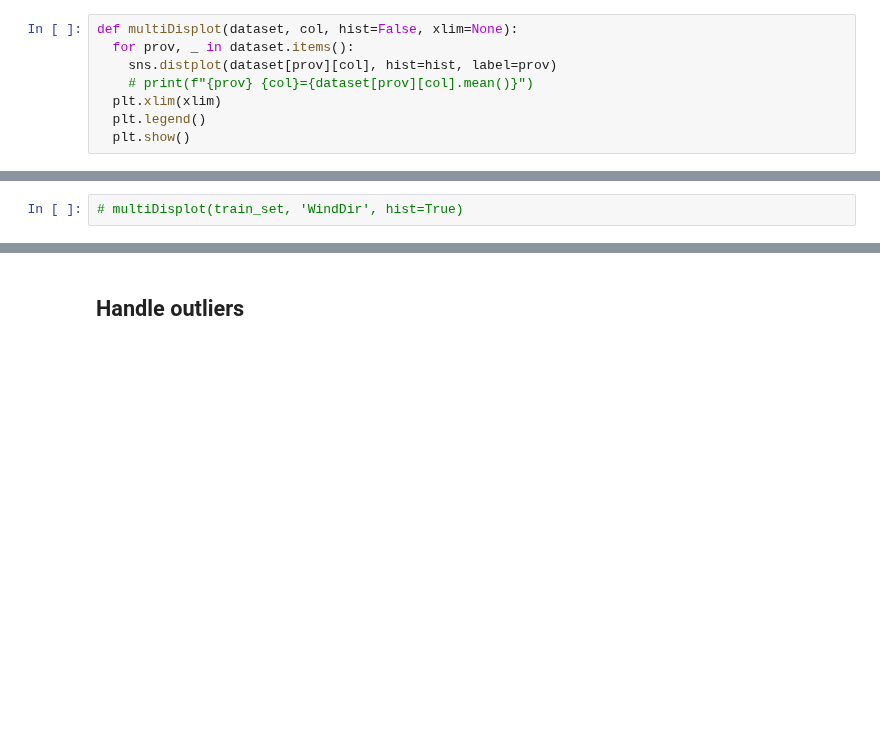
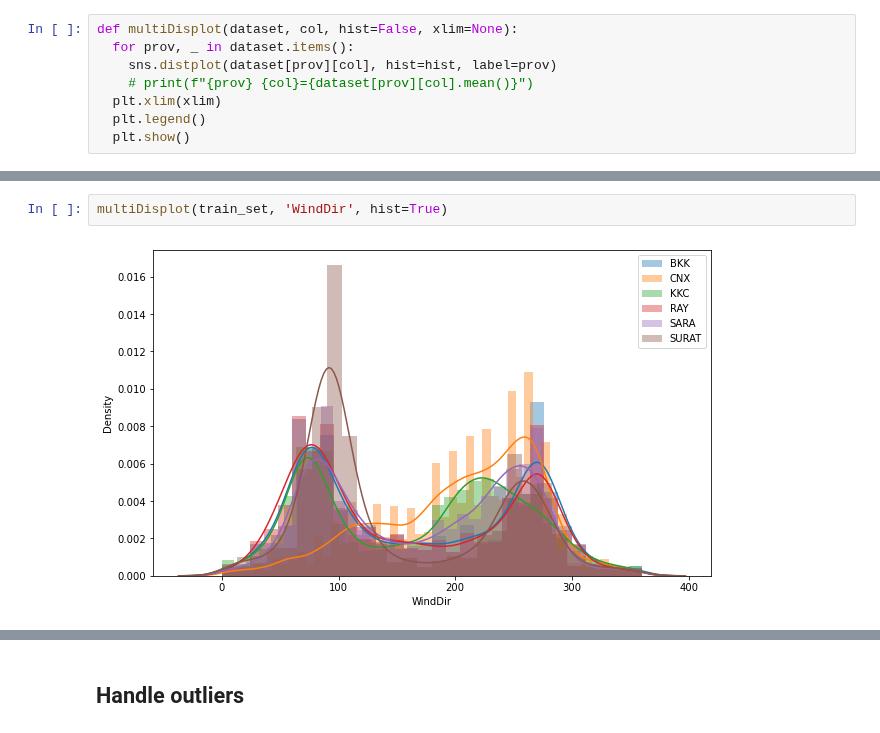
Before and after one commit to One-Night-Miracle/Data-Science-Project1-2021-2-PM2.5-Kaggle, a Jupyter notebook: data_analysis.ipynb, the cells around one changed output, grey strips where cells are left out. Cells and saved outputs as stored; diff of their text form; blank space fills up the shorter version.

```diff
--- a/data_analysis.ipynb
+++ b/data_analysis.ipynb
@@ -139,3 +143,5 @@ def multiDisplot(dataset, col, hist=False, xlim=None):
 # %%
-# multiDisplot(train_set, 'WindDir', hist=True)
+multiDisplot(train_set, 'WindDir', hist=True)
+# %% [output]
+[figure, added]
 # %%
```
Also changed, not shown: parts of 18 cells of this notebook, 11 other files.
